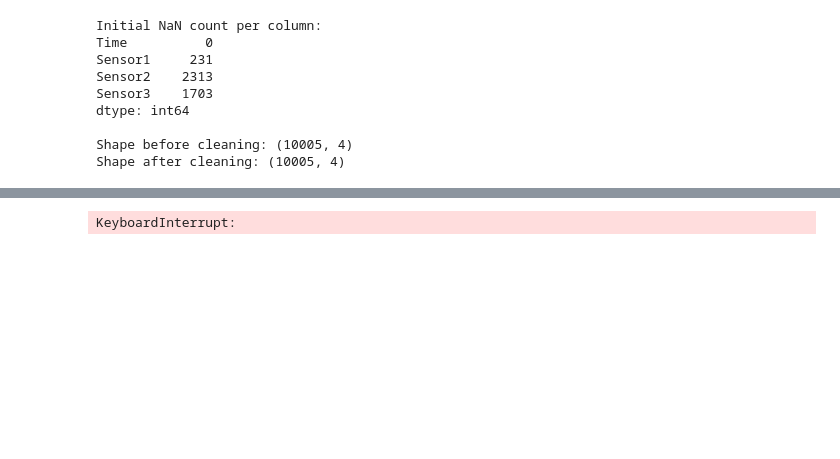
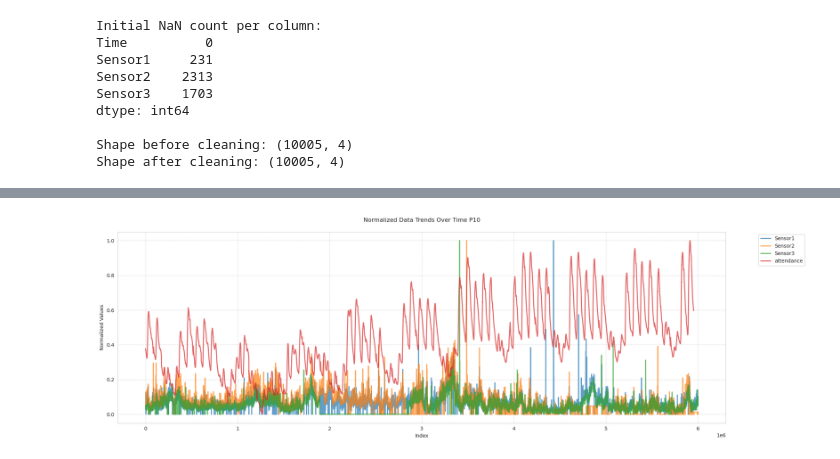
Before and after one commit to trianam/SmartCityQC-QForrest, a Jupyter notebook: SmartCityQCWizard/particulateAttendance.ipynb, the cells around one changed output, grey strips where cells are left out. Cells and saved outputs as stored; diff of their text form; code cells hidden in the pictures; blank space fills up the shorter version.

Commit message:
script to preprocess data

```diff
--- a/SmartCityQCWizard/particulateAttendance.ipynb
+++ b/SmartCityQCWizard/particulateAttendance.ipynb
@@ -74,6 +74,7 @@ dtype: int64
 Shape before cleaning: (10005, 4)
 Shape after cleaning: (10005, 4)
 # %%
-dfAtt0 =dfAtt[dfAtt['areaAnalisi'].str.contains('Intero Comune')]
-new_cols = list(dfAtt.columns)
-normalized_data = (dfAtt0['value'] - dfAtt0['value'].min()) / (dfAtt0['value'].max() - dfAtt0['value'].min())
+dfAtt0 =dfAtt[dfAtt['areaAnalisi'].str.contains('Intero Comune')].sort_values(by=['datetime'], ascending=True)
+dfAtt0['datetime'] = pd.to_datetime(dfAtt0['datetime'])
+
+normalized_dataAtt = (dfAtt0['value'] - dfAtt0['value'].min()) / (dfAtt0['value'].max() - dfAtt0['value'].min())
@@ -101,50 +103,54 @@ gs = fig.add_gridspec(2, 2)
 
 # 1. Line plots of all numeric columns
 ax1 = fig.add_subplot(gs[0, :])  # Top row, full width
 
 # Get numeric columns
 numeric_cols = df10_clean.select_dtypes(include=[np.number]).columns
 
 # Plot each numeric column
 for column in numeric_cols:
     # Normalize data to make trends comparable
     normalized_data = (df10_clean[column] - df10_clean[column].min()) / (df10_clean[column].max() - df10_clean[column].min())
     # ax1.plot(normalized_data.index, normalized_data, label=column, linewidth=2, alpha=0.7)
-    ax1.plot(df10_clean.Time, normalized_data, label=column, linewidth=2, alpha=0.7)
+    seconds = (pd.to_datetime(df10_clean.Time).astype(int)//10**9) - 1722470400 # convert in seconds from 2024-08-01 00:00:00
+    ax1.plot(seconds, normalized_data, label=column, linewidth=2, alpha=0.7)
+
+seconds = (pd.to_datetime(dfAtt0.datetime).astype(int)//10**9) - 1722470400 # convert in seconds from 2024-08-01 00:00:00
+ax1.plot(seconds, normalized_dataAtt, label="attendance", linewidth=2, alpha=0.7)
 
 ax1.set_title('Normalized Data Trends Over Time P10', pad=20)
 ax1.set_xlabel('Index')
 ax1.set_ylabel('Normalized Values')
 ax1.legend(bbox_to_anchor=(1.05, 1), loc='upper left')
 ax1.grid(True, linestyle='--', alpha=0.7)
 
 # 2. plot 25
-ax2 = fig.add_subplot(gs[1, :])  # Bottom row, full width
-
-
-# Get numeric columns
-numeric_cols = df25_clean.select_dtypes(include=[np.number]).columns
-
-# Plot each numeric column
-for column in numeric_cols:
-    # Normalize data to make trends comparable
-    normalized_data = (df25_clean[column] - df25_clean[column].min()) / \
-                     (df25_clean[column].max() - df25_clean[column].min())
-    ax2.plot(normalized_data.index, normalized_data, label=column, linewidth=2, alpha=0.7)
-
-ax2.set_title('Normalized Data Trends Over Time P2.5', pad=20)
-ax2.set_xlabel('Index')
-ax2.set_ylabel('Normalized Values')
-ax2.legend(bbox_to_anchor=(1.05, 1), loc='upper left')
-ax2.grid(True, linestyle='--', alpha=0.7)
+# ax2 = fig.add_subplot(gs[1, :])  # Bottom row, full width
+#
+#
+# # Get numeric columns
+# numeric_cols = df25_clean.select_dtypes(include=[np.number]).columns
+#
+# # Plot each numeric column
+# for column in numeric_cols:
+#     # Normalize data to make trends comparable
+#     normalized_data = (df25_clean[column] - df25_clean[column].min()) / \
+#                      (df25_clean[column].max() - df25_clean[column].min())
+#     ax2.plot(normalized_data.index, normalized_data, label=column, linewidth=2, alpha=0.7)
+#
+# ax2.set_title('Normalized Data Trends Over Time P2.5', pad=20)
+# ax2.set_xlabel('Index')
+# ax2.set_ylabel('Normalized Values')
+# ax2.legend(bbox_to_anchor=(1.05, 1), loc='upper left')
+# ax2.grid(True, linestyle='--', alpha=0.7)
 
 #
 
 
 # Adjust layout to prevent overlap
 plt.tight_layout()
 
 # Show the plot
 plt.show()
 # %% [output]
-KeyboardInterrupt:
+[figure, added]
```
Also changed, not shown: parts of 5 cells of this notebook, 1 other file.
